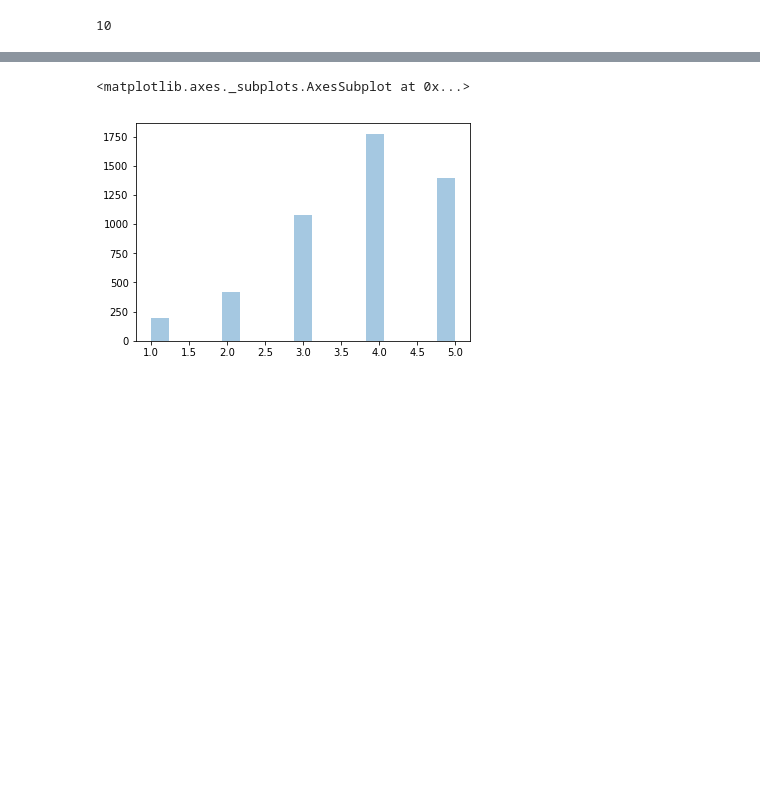
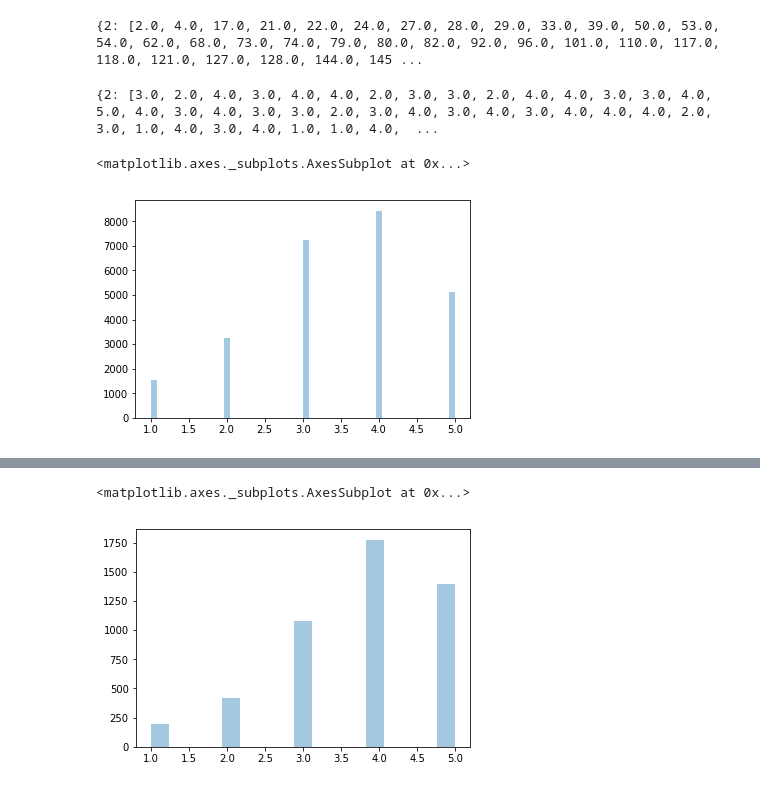
Before and after one commit to jagathv/cs155miniproj2, a Jupyter notebook: New_Shit.ipynb, the cells around one changed output, grey strips where cells are left out. Drawn from its saved outputs; the diff is of its cells as text; code cells hidden in the pictures; blank space fills up the shorter version.

```diff
--- a/New_Shit.ipynb
+++ b/New_Shit.ipynb
@@ -27,0 +43,4 @@ for elem in movie_indices:
+# %%
+for row in movie_data:
+    if row[7] == '1':
+        print(row[0:2])
@@ -28,6 +67,38 @@ for elem in movie_indices:
+# %%
+genres = {2: [], 12: [],  16: []}
+for genre in genres:
+    for row in movie_data:
+        if row[genre] :
+            genres[genre].append(row[0].astype(float))
+print(genres)
+
+
+# Action
+
+
+# Horror
+
+# Sci-Fi
+# %% [output]
+{2: [2.0, 4.0, 17.0, 21.0, 22.0, 24.0, 27.0, 28.0, 29.0, 33.0, 39.0, 50.0, 53.0, 54.0, 62.0, 68.0, 73.0, 74.0, 79.0, 80.0, 82.0, 92.0, 96.0, 101.0, 110.0, 117.0, 118.0, 121.0, 127.0, 128.0, 144.0, 145 ...
+# %%
+genre_data = {2:[], 12:[], 16:[]}
+
+for genre in genres:
+    for movie in genres[genre]:
+        for i in range(len(movie_indices)):
+            if movie_indices[i] == movie:
+                genre_data[genre].append(ratings[i])
 # %%
 top_ten  = sorted(movie_counts, key=lambda x: movie_counts[x])[::-1][:10]
-# %%
-print(len(top_ten))
-# %% [output]
-10
+# %%
+print(genre_data)
+# %% [output]
+{2: [3.0, 2.0, 4.0, 3.0, 4.0, 4.0, 2.0, 3.0, 3.0, 2.0, 4.0, 4.0, 3.0, 3.0, 4.0, 5.0, 4.0, 3.0, 4.0, 3.0, 3.0, 2.0, 3.0, 4.0, 3.0, 4.0, 3.0, 4.0, 4.0, 4.0, 2.0, 3.0, 1.0, 4.0, 3.0, 4.0, 1.0, 1.0, 4.0,  ...
+# %%
+#Action
+
+sns.distplot(genre_data[2], kde=0)
+# %% [output]
+<matplotlib.axes._subplots.AxesSubplot at 0x...>
+[figure, added]
```
Also changed, not shown: parts of 8 cells of this notebook, 1 other file.
